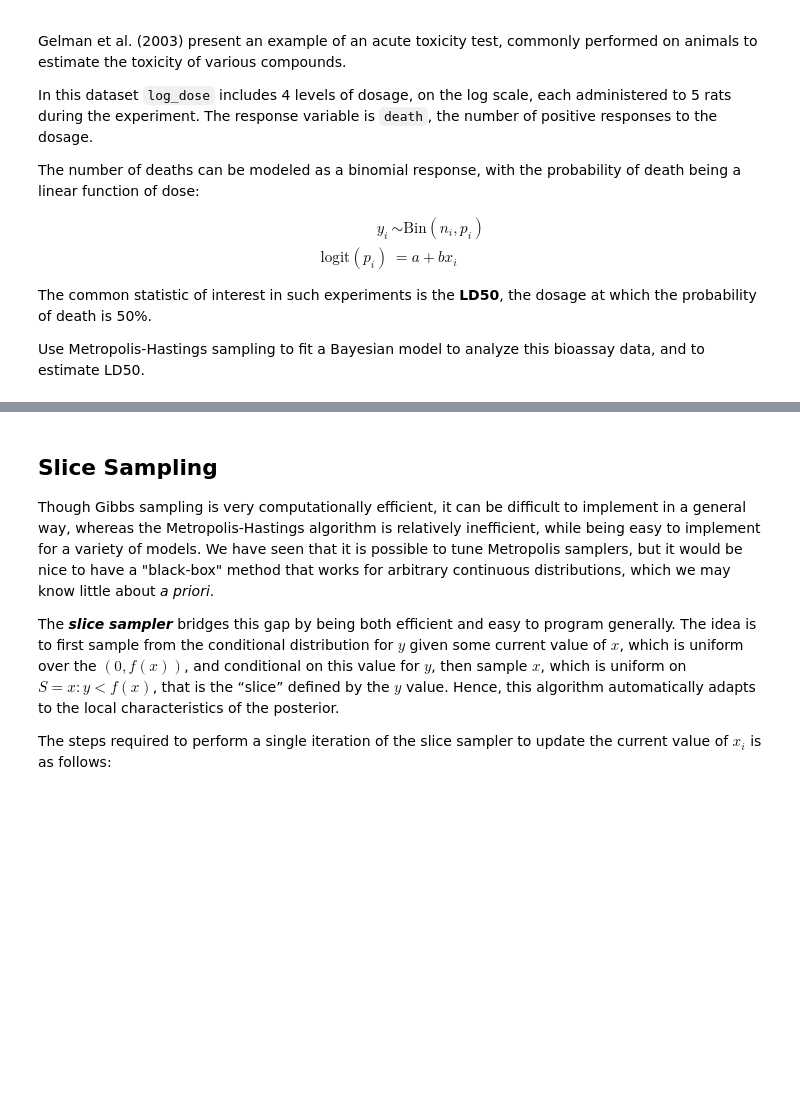
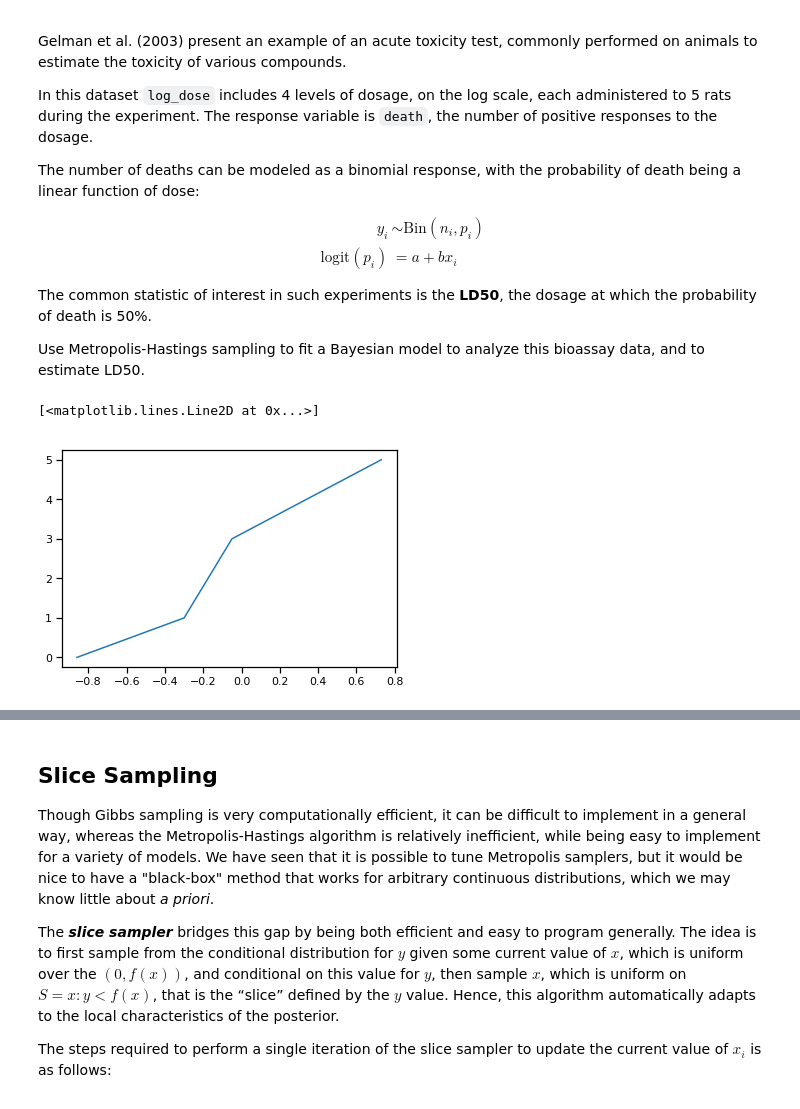
Before and after one commit to alvinjeffery/Bios8366, a Jupyter notebook: notebooks/Section4_2-MCMC.ipynb, the cells around one changed output, grey strips where cells are left out. Drawn from its saved outputs; the diff is of its cells as text; code cells hidden in the pictures; blank space fills up the shorter version.

```diff
--- a/notebooks/Section4_2-MCMC.ipynb
+++ b/notebooks/Section4_2-MCMC.ipynb
@@ -519,0 +650,5 @@ deaths = [0, 1, 3, 5]
+# %%
+plt.plot(log_dose, deaths)
+# %% [output]
+[<matplotlib.lines.Line2D at 0x...>]
+[figure, added]
```
Also changed, not shown: parts of 27 cells of this notebook, 2 other files.
